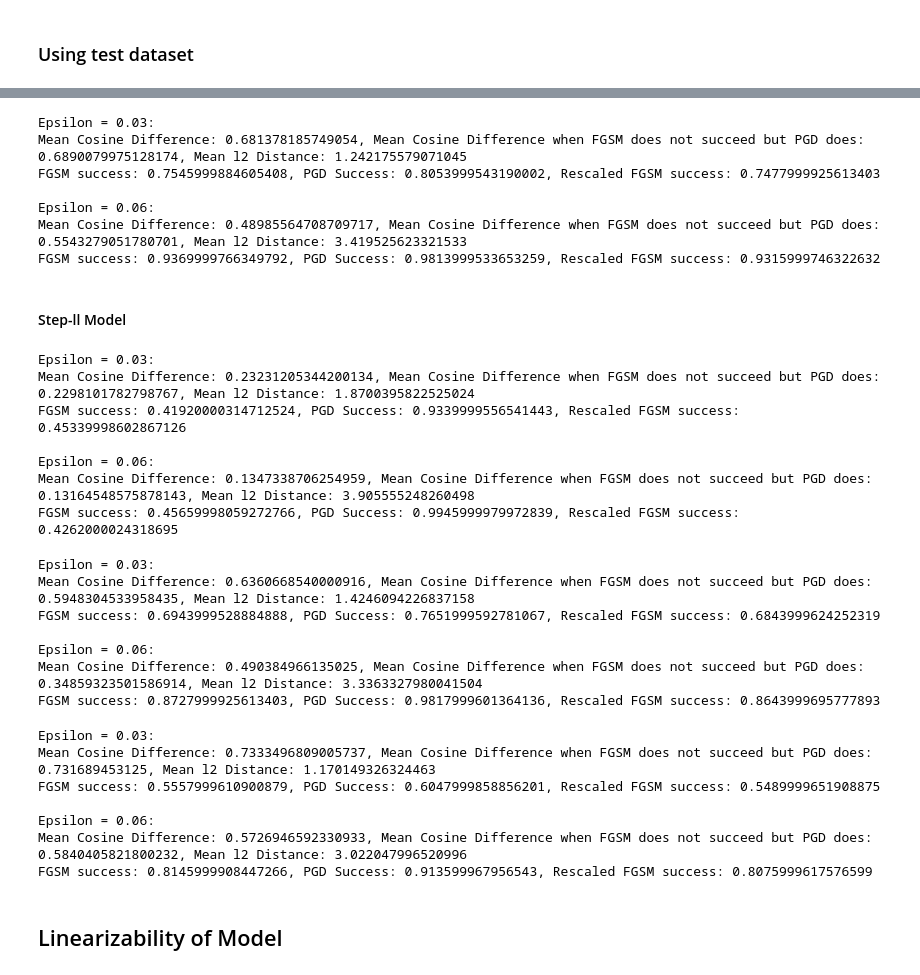
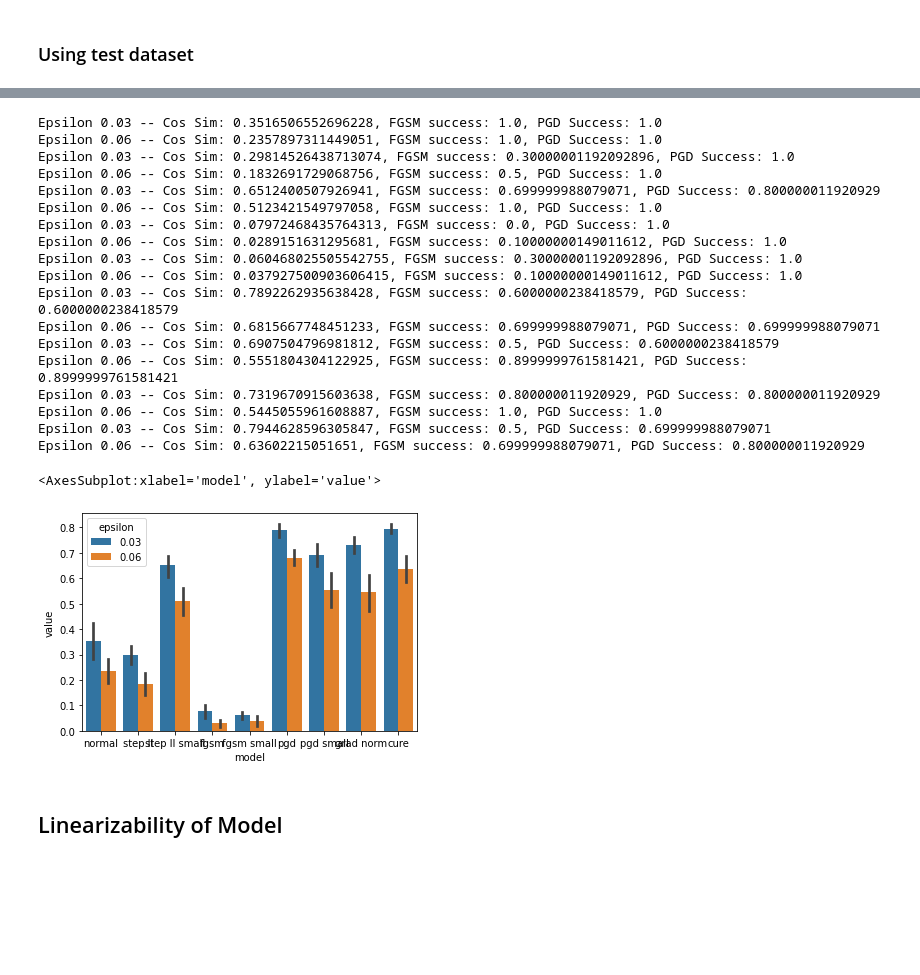
Before and after one commit to CarlosGomes98/false_sense_of_security, a Jupyter notebook: notebooks/Metrics.ipynb, the cells around one changed output, grey strips where cells are left out. Saved outputs shown, nothing was run; the diff lists cells and outputs as text; code cells hidden in the pictures; blank space fills up the shorter version.

```diff
--- a/notebooks/Metrics.ipynb
+++ b/notebooks/Metrics.ipynb
@@ -280,45 +159,32 @@ FGSM success: 0.8255999684333801, PGD Success: 0.9177999496459961, Rescaled FGSM
-# %%
-fgsm_pgd_cos_dif(jac_norm_model, test_dataset, epsilons=[0.03, 0.06], device=device, batch_size=batch_size, subset_size=5000, n_steps_pgd=20)
-# %% [output]
-Epsilon = 0.03:
-Mean Cosine Difference: 0.681378185749054, Mean Cosine Difference when FGSM does not succeed but PGD does: 0.6890079975128174, Mean l2 Distance: 1.242175579071045
-FGSM success: 0.7545999884605408, PGD Success: 0.8053999543190002, Rescaled FGSM success: 0.7477999925613403
-
-Epsilon = 0.06:
-Mean Cosine Difference: 0.48985564708709717, Mean Cosine Difference when FGSM does not succeed but PGD does: 0.5543279051780701, Mean l2 Distance: 3.419525623321533
-FGSM success: 0.9369999766349792, PGD Success: 0.9813999533653259, Rescaled FGSM success: 0.9315999746322632
-# %% [markdown]
-#### Step-ll Model
-# %%
-fgsm_pgd_cos_dif(step_ll_model, test_dataset, epsilons=[0.03, 0.06], device=device, batch_size=batch_size, subset_size=5000, n_steps_pgd=20)
-# %% [output]
-Epsilon = 0.03:
-Mean Cosine Difference: 0.23231205344200134, Mean Cosine Difference when FGSM does not succeed but PGD does: 0.2298101782798767, Mean l2 Distance: 1.8700395822525024
-FGSM success: 0.41920000314712524, PGD Success: 0.9339999556541443, Rescaled FGSM success: 0.45339998602867126
-
-Epsilon = 0.06:
-Mean Cosine Difference: 0.1347338706254959, Mean Cosine Difference when FGSM does not succeed but PGD does: 0.13164548575878143, Mean l2 Distance: 3.905555248260498
-FGSM success: 0.45659998059272766, PGD Success: 0.9945999979972839, Rescaled FGSM success: 0.4262000024318695
-# %%
-fgsm_pgd_cos_dif(step_ll_model_small, test_dataset, epsilons=[0.03, 0.06], device=device, batch_size=batch_size, subset_size=5000, n_steps_pgd=20)
-# %% [output]
-Epsilon = 0.03:
-Mean Cosine Difference: 0.6360668540000916, Mean Cosine Difference when FGSM does not succeed but PGD does: 0.5948304533958435, Mean l2 Distance: 1.4246094226837158
-FGSM success: 0.6943999528884888, PGD Success: 0.7651999592781067, Rescaled FGSM success: 0.6843999624252319
-
-Epsilon = 0.06:
-Mean Cosine Difference: 0.490384966135025, Mean Cosine Difference when FGSM does not succeed but PGD does: 0.34859323501586914, Mean l2 Distance: 3.3363327980041504
-FGSM success: 0.8727999925613403, PGD Success: 0.9817999601364136, Rescaled FGSM success: 0.8643999695777893
-# %%
-fgsm_pgd_cos_dif(cure, test_dataset, epsilons=[0.03, 0.06], device=device, batch_size=batch_size, subset_size=5000, n_steps_pgd=20)
-# %% [output]
-Epsilon = 0.03:
-Mean Cosine Difference: 0.7333496809005737, Mean Cosine Difference when FGSM does not succeed but PGD does: 0.731689453125, Mean l2 Distance: 1.170149326324463
-FGSM success: 0.5557999610900879, PGD Success: 0.6047999858856201, Rescaled FGSM success: 0.5489999651908875
-
-Epsilon = 0.06:
-Mean Cosine Difference: 0.5726946592330933, Mean Cosine Difference when FGSM does not succeed but PGD does: 0.5840405821800232, Mean l2 Distance: 3.022047996520996
-FGSM success: 0.8145999908447266, PGD Success: 0.913599967956543, Rescaled FGSM success: 0.8075999617576599
+# %%
+cos_dif_data = [fgsm_pgd_cos_dif(cur_model, test_dataset, epsilons=[0.03, 0.06], subset_size=10, batch_size=batch_size, device=device, return_adjusted_fgsm=False) for cur_model in models]
+cos_dif_data = [pd.DataFrame(data) for data in cos_dif_data]
+for name, data in zip(names, cos_dif_data):
+    data['model'] = name
+
+fig, ax = plt.subplots(figsize=(15, 12))
+sns.barplot(ax=ax, data=long_form_cos_dif_data, x='model', y='value', hue='epsilon')
+# %% [output]
+Epsilon 0.03 -- Cos Sim: 0.3516506552696228, FGSM success: 1.0, PGD Success: 1.0
+Epsilon 0.06 -- Cos Sim: 0.2357897311449051, FGSM success: 1.0, PGD Success: 1.0
+Epsilon 0.03 -- Cos Sim: 0.29814526438713074, FGSM success: 0.30000001192092896, PGD Success: 1.0
+Epsilon 0.06 -- Cos Sim: 0.1832691729068756, FGSM success: 0.5, PGD Success: 1.0
+Epsilon 0.03 -- Cos Sim: 0.6512400507926941, FGSM success: 0.699999988079071, PGD Success: 0.800000011920929
+Epsilon 0.06 -- Cos Sim: 0.5123421549797058, FGSM success: 1.0, PGD Success: 1.0
+Epsilon 0.03 -- Cos Sim: 0.07972468435764313, FGSM success: 0.0, PGD Success: 1.0
+Epsilon 0.06 -- Cos Sim: 0.0289151631295681, FGSM success: 0.10000000149011612, PGD Success: 1.0
+Epsilon 0.03 -- Cos Sim: 0.060468025505542755, FGSM success: 0.30000001192092896, PGD Success: 1.0
+Epsilon 0.06 -- Cos Sim: 0.037927500903606415, FGSM success: 0.10000000149011612, PGD Success: 1.0
+Epsilon 0.03 -- Cos Sim: 0.7892262935638428, FGSM success: 0.6000000238418579, PGD Success: 0.6000000238418579
+Epsilon 0.06 -- Cos Sim: 0.6815667748451233, FGSM success: 0.699999988079071, PGD Success: 0.699999988079071
+Epsilon 0.03 -- Cos Sim: 0.6907504796981812, FGSM success: 0.5, PGD Success: 0.6000000238418579
+Epsilon 0.06 -- Cos Sim: 0.5551804304122925, FGSM success: 0.8999999761581421, PGD Success: 0.8999999761581421
+Epsilon 0.03 -- Cos Sim: 0.7319670915603638, FGSM success: 0.800000011920929, PGD Success: 0.800000011920929
+Epsilon 0.06 -- Cos Sim: 0.5445055961608887, FGSM success: 1.0, PGD Success: 1.0
+Epsilon 0.03 -- Cos Sim: 0.7944628596305847, FGSM success: 0.5, PGD Success: 0.699999988079071
+Epsilon 0.06 -- Cos Sim: 0.63602215051651, FGSM success: 0.699999988079071, PGD Success: 0.800000011920929
+<AxesSubplot:xlabel='model', ylabel='value'>
+[figure, added]
 # %% [markdown]
 ## Linearizability of Model
 # %% [markdown]
```
Also changed, not shown: parts of 56 cells of this notebook, 6 other files.
